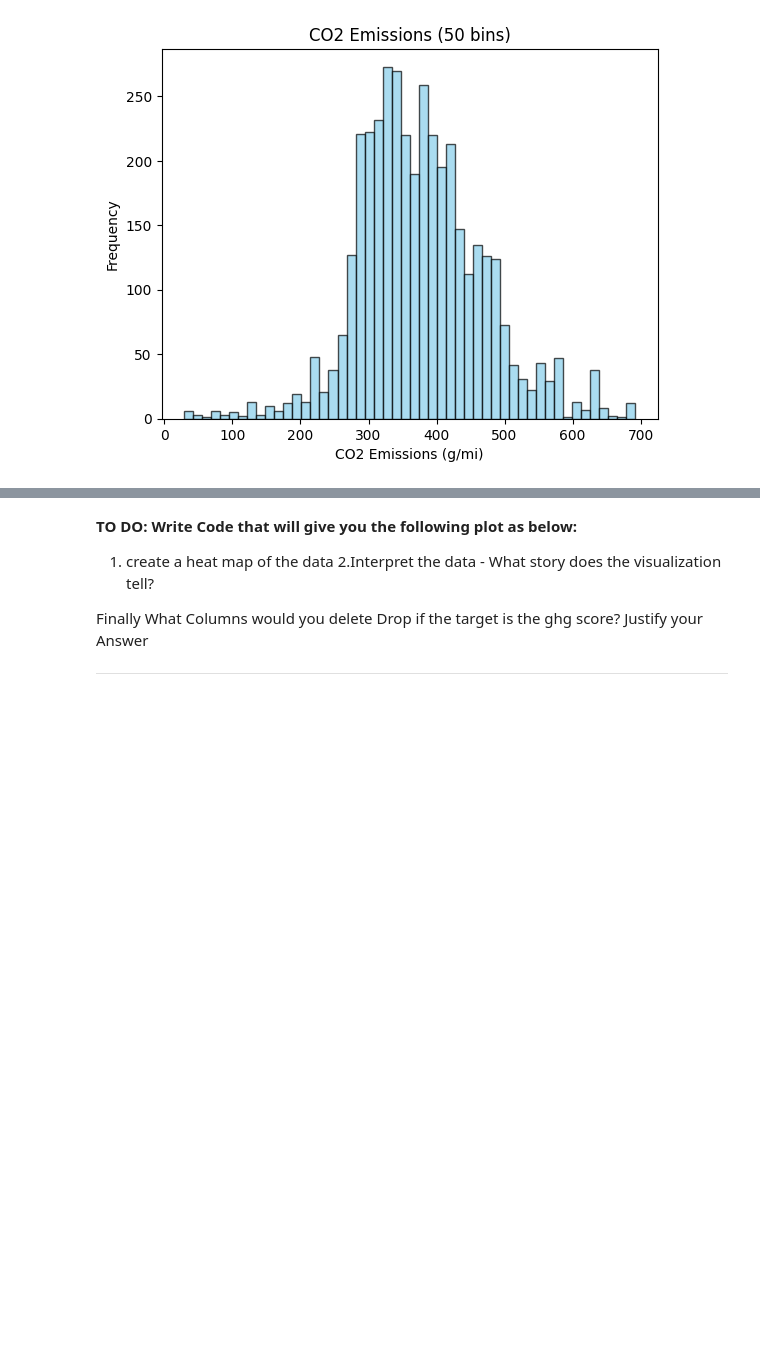
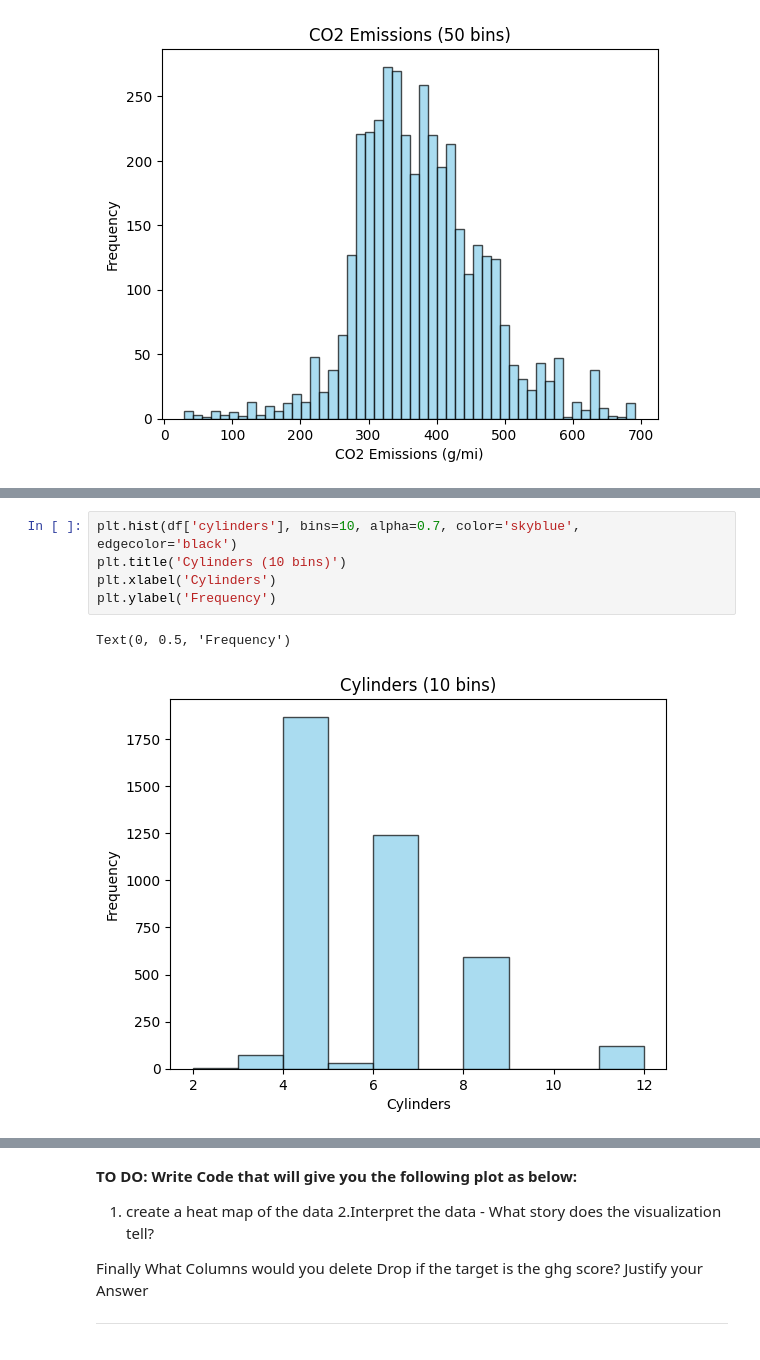
Before and after one commit to izabayo7/project-plotting-assigment, a Jupyter notebook: Plotting_Assignment.ipynb, the cells around one changed output, grey strips where cells are left out. Drawn from its saved outputs; the diff is of its cells as text; blank space fills up the shorter version.

Commit message:
fix: use different histograms (other than c02 only)

```diff
--- a/Plotting_Assignment.ipynb
+++ b/Plotting_Assignment.ipynb
@@ -84,0 +75,8 @@ Text(0, 0.5, 'Frequency')
+# %%
+plt.hist(df['cylinders'], bins=10, alpha=0.7, color='skyblue', edgecolor='black')
+plt.title('Cylinders (10 bins)')
+plt.xlabel('Cylinders')
+plt.ylabel('Frequency')
+# %% [output]
+Text(0, 0.5, 'Frequency')
+[figure, added]
```
Also changed, not shown: parts of 6 cells of this notebook.
